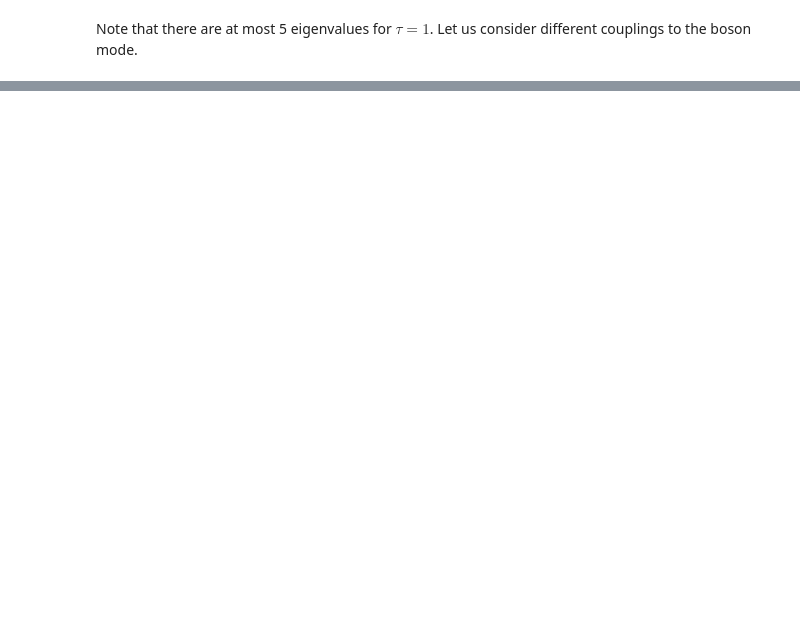
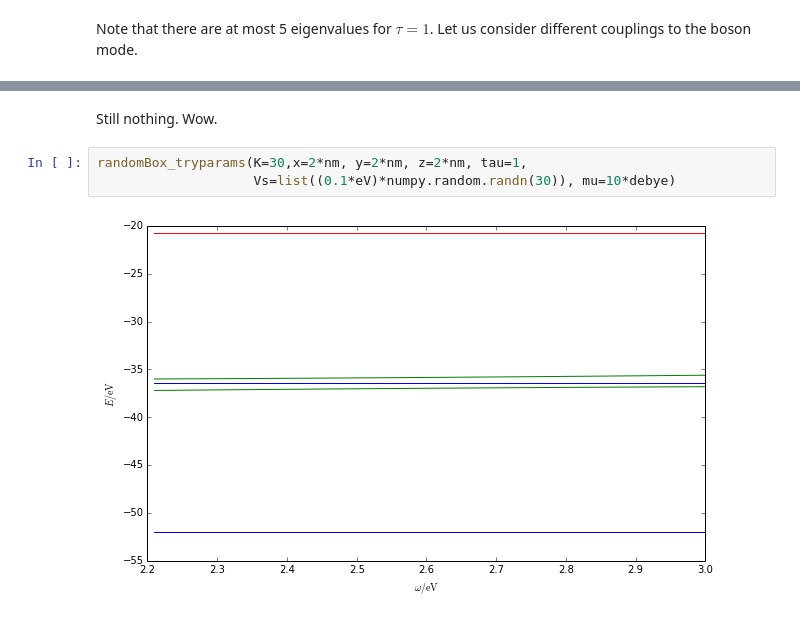
Before and after one commit to texnokrates/dicke, a Jupyter notebook: ipynotebooks/dicke.ipynb, the cells around one changed output, grey strips where cells are left out. Saved outputs shown, nothing was run; the diff lists cells and outputs as text; blank space fills up the shorter version.

```diff
--- a/ipynotebooks/dicke.ipynb
+++ b/ipynotebooks/dicke.ipynb
@@ -312,0 +324,7 @@ Note that there are at most 5 eigenvalues for $\tau=1$. Let us consider differen
+# %% [markdown]
+Still nothing. Wow.
+# %%
+randomBox_tryparams(K=30,x=2*nm, y=2*nm, z=2*nm, tau=1,
+                    Vs=list((0.1*eV)*numpy.random.randn(30)), mu=10*debye)
+# %% [output]
+[figure, added]
```
Also changed, not shown: parts of 22 cells of this notebook, 1 other file.
